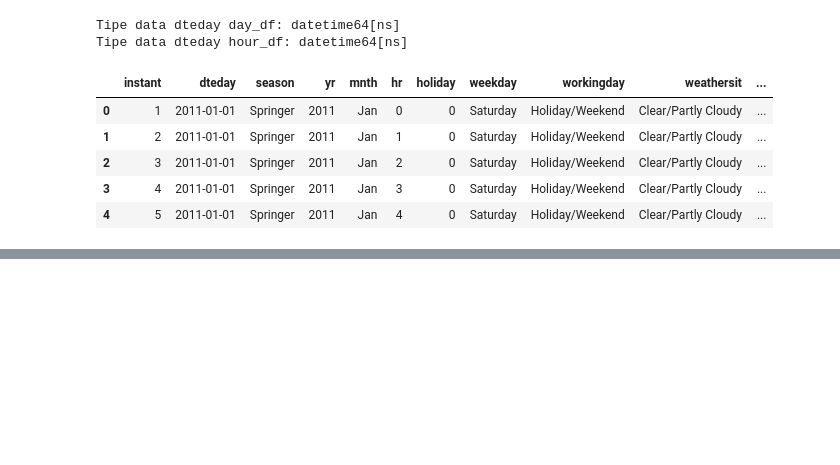
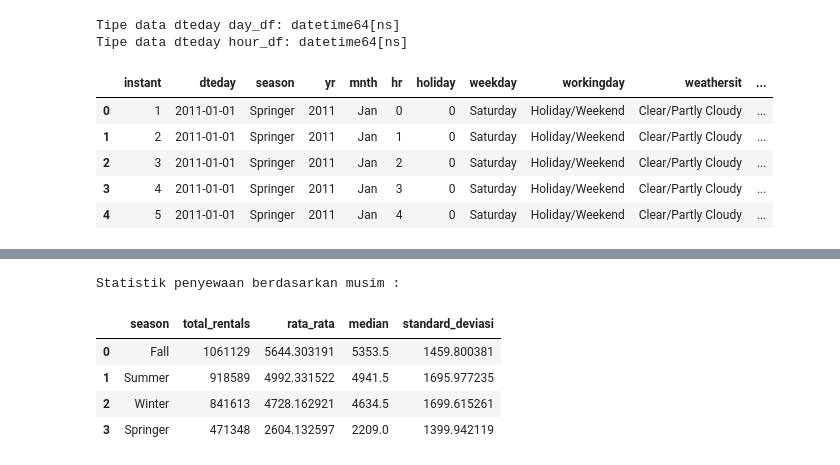
Before and after one commit to primoputra/proyek_analisis_data, a Jupyter notebook: notebook.ipynb, the cells around one changed output, grey strips where cells are left out. Drawn from its saved outputs; the diff is of its cells as text; code cells hidden in the pictures; blank space fills up the shorter version.

```diff
--- a/notebook.ipynb
+++ b/notebook.ipynb
@@ -245,0 +251,19 @@ hour_df.head()
+# %%
+# 1. Agregasi penyewaan berdasarkan musim (season)
+
+season_eda = day_df.groupby('season')['cnt'].agg(
+    total_rentals='sum',
+    rata_rata='mean',
+    median='median',
+    standard_deviasi='std'
+).sort_values(by='total_rentals', ascending=False).reset_index()
+
+print("Statistik penyewaan berdasarkan musim :")
+display(season_eda)
+# %% [output]
+Statistik penyewaan berdasarkan musim :
+|  | season | total_rentals | rata_rata | median | standard_deviasi |
+| 0 | Fall | 1061129 | 5644.303191 | 5353.5 | 1459.800381 |
+| 1 | Summer | 918589 | 4992.331522 | 4941.5 | 1695.977235 |
+| 2 | Winter | 841613 | 4728.162921 | 4634.5 | 1699.615261 |
+| 3 | Springer | 471348 | 2604.132597 | 2209.0 | 1399.942119 |
```
Also changed, not shown: parts of 3 cells of this notebook.
